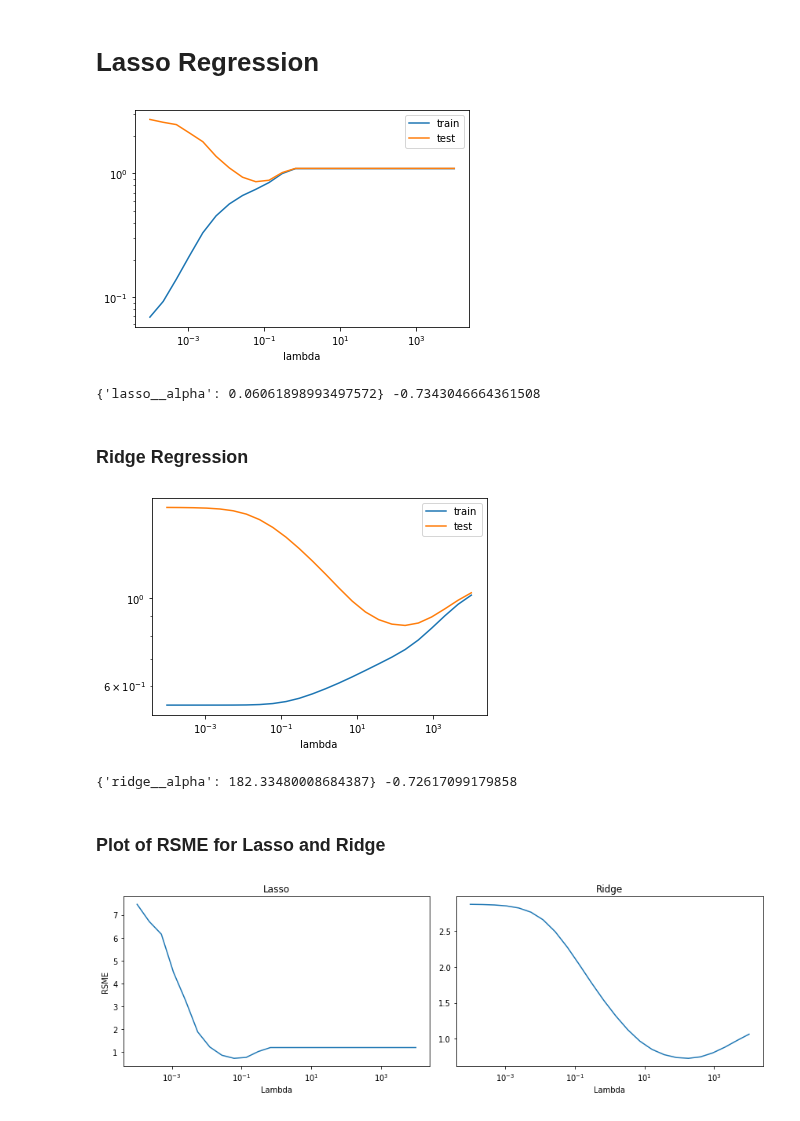
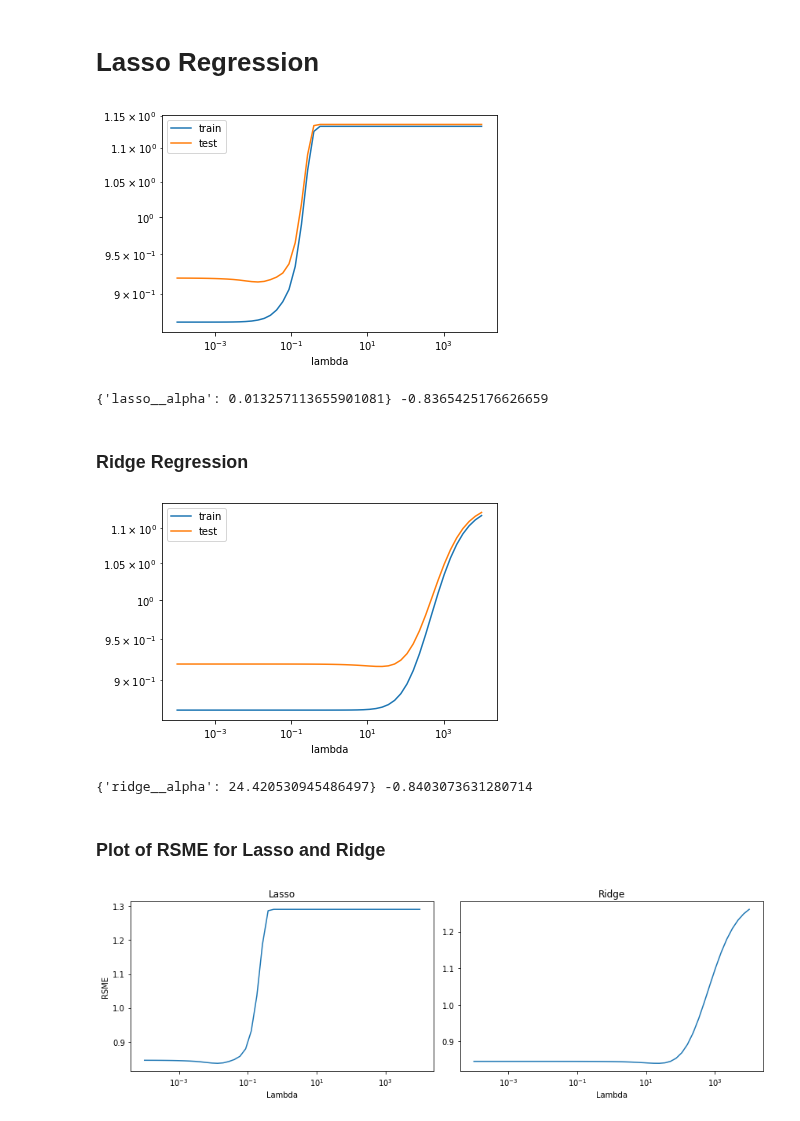
Before and after one commit to mathiasbindseil/three_drengz, a Jupyter notebook: ISDS - Kopi.ipynb, the cells around one changed output. Drawn from its saved outputs; the diff is of its cells as text; code cells hidden in the pictures.

```diff
--- a/ISDS - Kopi.ipynb
+++ b/ISDS - Kopi.ipynb
@@ -586,24 +594,3 @@ print(GroupedData)
 # Generating a bar chart for a single column
 %matplotlib inline
 GroupedData.plot.bar()
-# %%
-
-def rmse(y_pred, y_true):
-    return np.sqrt(mse(y_pred, y_true))
-
-output = []
-
-for random_state in range(10):
-    X_dev, X_test, y_dev, y_test = train_test_split(X, y, test_size=1/3, random_state=random_state)
-    X_train, X_val, y_train, y_val = train_test_split(X_dev, y_dev, test_size=1/2, random_state=random_state)
-
-    reg = LinearRegression().fit(X_train, y_train)
-    reg.predict(X_test)
-
-    output.append([rmse(reg.predict(X_val), y_val),
-                   rmse(reg.predict(X_test), y_test)])
-
-
-
-
-pd.DataFrame(output, columns=['test', 'validation']).describe()
@@ -627,8 +604,8 @@ from sklearn.linear_model import LinearRegression
 # %%
 # We split the data set into training and test
 
-X_dev, X_test, y_dev, y_test = train_test_split(X, y, test_size=1/3, random_state=2)
-X_train, X_val, y_train, y_val = train_test_split(X_dev, y_dev, test_size=1/2, random_state=2)
+#X_dev, X_test, y_dev, y_test = train_test_split(X, y, test_size=1/3, random_state=2)
+#X_train, X_val, y_train, y_val = train_test_split(X_dev, y_dev, test_size=1/2, random_state=2)
 
 # Make pipeline for Lasso
 
@@ -639,34 +616,34 @@ pipe_lasso = make_pipeline(StandardScaler(),
 lambdas =  np.logspace(-4, 4, 50)
 
 # Get train and test scores for different values of lambda
 
 train_scores, test_scores = \
     validation_curve(estimator=pipe_lasso,
                      X=X_dev,
                      y=y_dev,
                      param_name='lasso__alpha',
                      param_range=lambdas,
                      scoring='neg_mean_squared_error',# scoring='neg_mean_squared_error',
                      cv=5)
 
 # Get mean of mse for lambdas
 
 lasso_rmse = pd.concat({'train': pd.DataFrame(-train_scores).mean(1),
                          'test': pd.DataFrame(-test_scores).mean(1),
                          'lambda': pd.DataFrame(lambdas).mean(1)}, axis =1)
 
 # Plot the train and test scores for different values of lambda
 
 pd.concat({'train': pd.DataFrame(-train_scores).mean(1),
            'test': pd.DataFrame(-test_scores).mean(1)},
            axis=1)\
     .pipe(np.sqrt)\
     .set_index(pd.Index(lambdas, name='lambda'))\
     .plot(logx=True, logy=True)
 
 plt.show()
 # %% [output]
-[figure, old version]
+[figure, new version]
 # %%
 # We use the function to fit it and find the best lambda and corresponding mse
 
@@ -683,7 +660,7 @@ print(gs.best_params_, gs.best_score_)
 
 lasso_coefs = gs.best_estimator_.named_steps.lasso.coef_
 # %% [output]
-{'lasso__alpha': 0.06061898993497572} -0.7343046664361508
+{'lasso__alpha': 0.013257113655901081} -0.8365425176626659
 # %% [markdown]
 ### **Ridge Regression**
 # %%
@@ -722,7 +699,7 @@ pd.concat({'train': pd.DataFrame(-train_scores).mean(1),
     .plot(logx=True, logy=True)
 plt.show()
 # %% [output]
-[figure, old version]
+[figure, new version]
 # %%
 # Another method to identify best lambda to minimze mse
 
@@ -738,7 +715,7 @@ print(gs.best_params_, gs.best_score_ )
 
 ridge_coefs = gs.best_estimator_.named_steps.ridge.coef_
 # %% [output]
-{'ridge__alpha': 182.33480008684387} -0.72617099179858
+{'ridge__alpha': 24.420530945486497} -0.8403073631280714
 # %% [markdown]
 ### **Plot of RSME for Lasso and Ridge**
 # %%
@@ -754,4 +731,4 @@ f.tight_layout()
 # Export for paper
 plt.savefig('figs/pic2.png')
 # %% [output]
-[figure, old version]
+[figure, new version]
```
Also changed, not shown: parts of 4 cells of this notebook, 1 other file.
